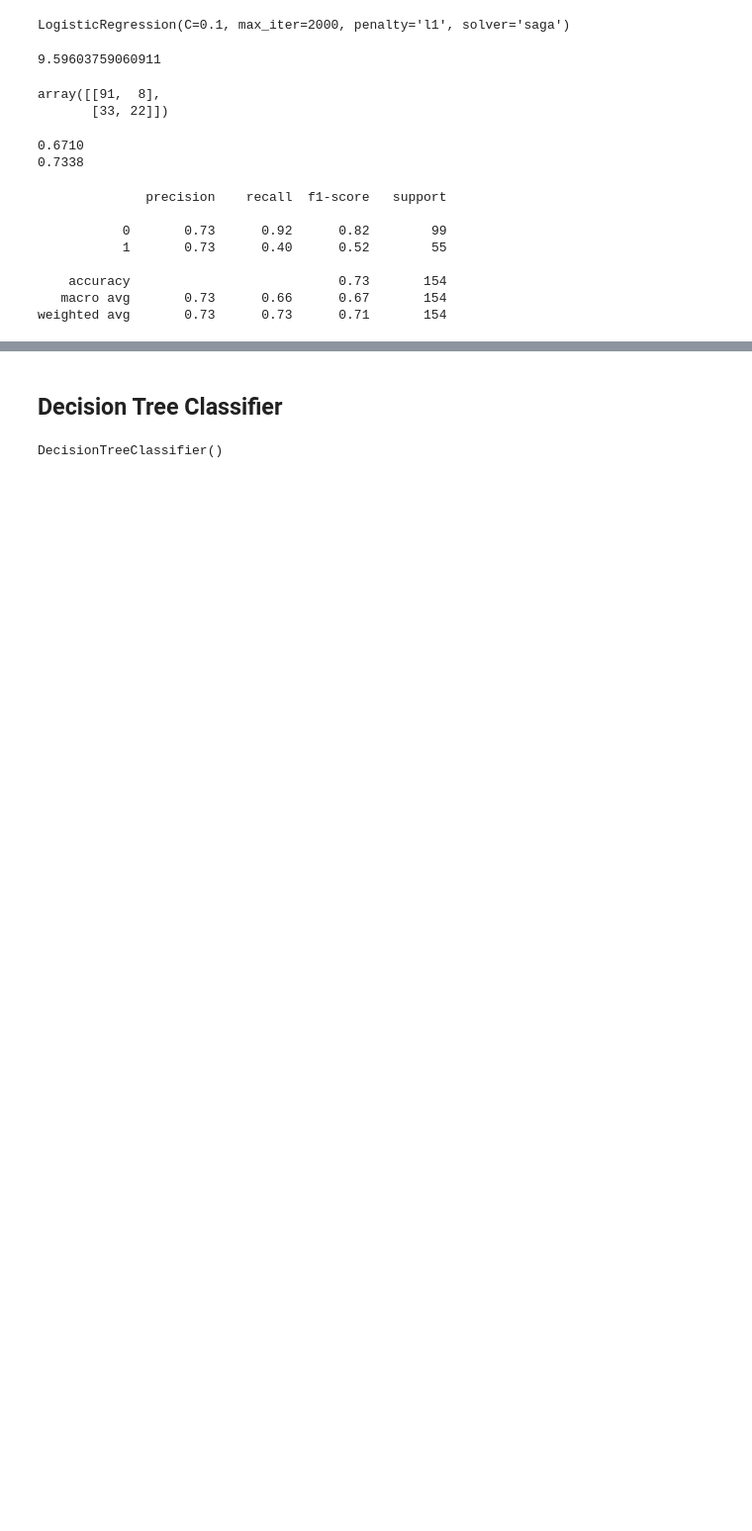
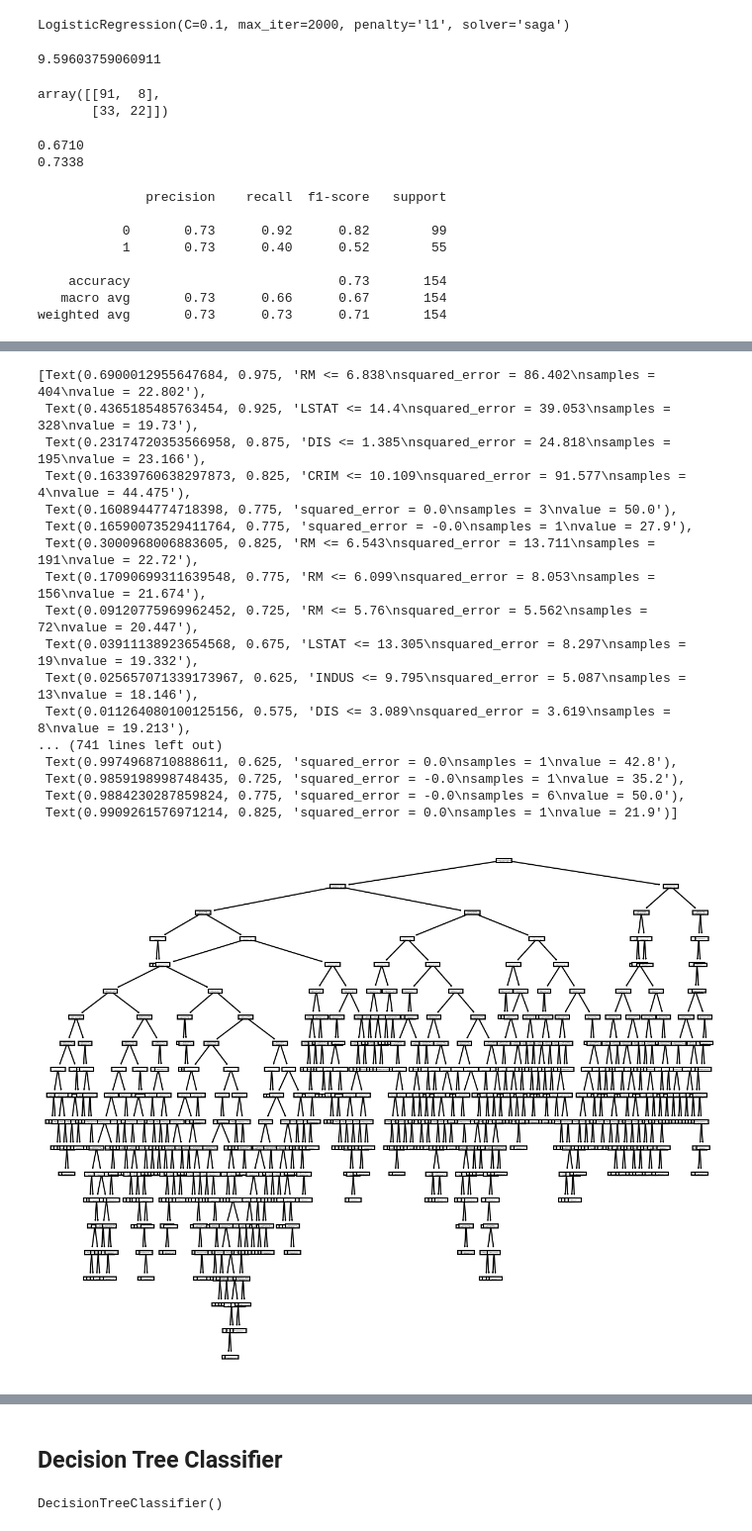
Before and after one commit to jpmckeown/ML-methods-demo, a Jupyter notebook: show_tell.ipynb, the cells around one changed output, grey strips where cells are left out. Shown at 99% size. Drawn from its saved outputs; the diff is of its cells as text; code cells hidden in the pictures; blank space fills up the shorter version.

```diff
--- a/show_tell.ipynb
+++ b/show_tell.ipynb
@@ -412,0 +506,23 @@ weighted avg       0.73      0.73      0.71       154
+# %%
+from sklearn.tree import plot_tree
+plt.figure(figsize=(10,8), dpi=150)
+plot_tree(model, feature_names=X.columns)
+# %% [output]
+[Text(0.6900012955647684, 0.975, 'RM <= 6.838\nsquared_error = 86.402\nsamples = 404\nvalue = 22.802'),
+ Text(0.4365185485763454, 0.925, 'LSTAT <= 14.4\nsquared_error = 39.053\nsamples = 328\nvalue = 19.73'),
+ Text(0.23174720353566958, 0.875, 'DIS <= 1.385\nsquared_error = 24.818\nsamples = 195\nvalue = 23.166'),
+ Text(0.16339760638297873, 0.825, 'CRIM <= 10.109\nsquared_error = 91.577\nsamples = 4\nvalue = 44.475'),
+ Text(0.1608944774718398, 0.775, 'squared_error = 0.0\nsamples = 3\nvalue = 50.0'),
+ Text(0.16590073529411764, 0.775, 'squared_error = -0.0\nsamples = 1\nvalue = 27.9'),
+ Text(0.3000968006883605, 0.825, 'RM <= 6.543\nsquared_error = 13.711\nsamples = 191\nvalue = 22.72'),
+ Text(0.17090699311639548, 0.775, 'RM <= 6.099\nsquared_error = 8.053\nsamples = 156\nvalue = 21.674'),
+ Text(0.09120775969962452, 0.725, 'RM <= 5.76\nsquared_error = 5.562\nsamples = 72\nvalue = 20.447'),
+ Text(0.03911138923654568, 0.675, 'LSTAT <= 13.305\nsquared_error = 8.297\nsamples = 19\nvalue = 19.332'),
+ Text(0.025657071339173967, 0.625, 'INDUS <= 9.795\nsquared_error = 5.087\nsamples = 13\nvalue = 18.146'),
+ Text(0.011264080100125156, 0.575, 'DIS <= 3.089\nsquared_error = 3.619\nsamples = 8\nvalue = 19.213'),
+... (741 lines left out)
+ Text(0.9974968710888611, 0.625, 'squared_error = 0.0\nsamples = 1\nvalue = 42.8'),
+ Text(0.9859198998748435, 0.725, 'squared_error = -0.0\nsamples = 1\nvalue = 35.2'),
+ Text(0.9884230287859824, 0.775, 'squared_error = -0.0\nsamples = 6\nvalue = 50.0'),
+ Text(0.9909261576971214, 0.825, 'squared_error = 0.0\nsamples = 1\nvalue = 21.9')]
+[figure, added]
```
Also changed, not shown: parts of 57 cells of this notebook.
